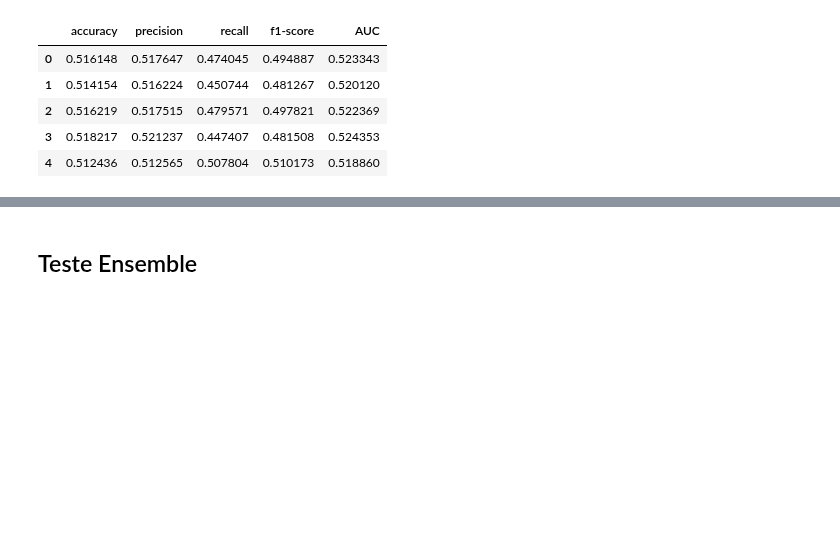
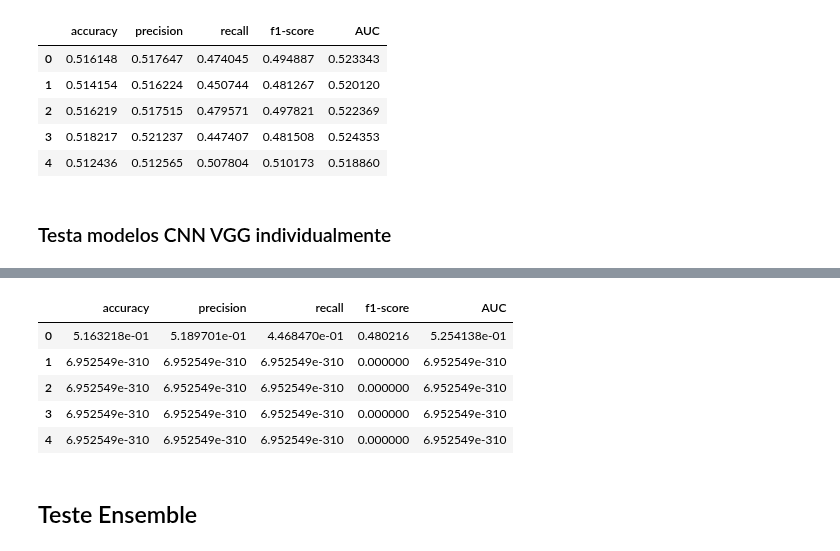
Before and after one commit to lambdavar/Artigo, a Jupyter notebook: Final.ipynb, the cells around one changed output, grey strips where cells are left out. Saved outputs shown, nothing was run; the diff lists cells and outputs as text; code cells hidden in the pictures; blank space fills up the shorter version.

Commit message:
modelo vgg

```diff
--- a/Final.ipynb
+++ b/Final.ipynb
@@ -304,0 +385,16 @@ Epoch 10/10
+# %%
+resultado_CNN = np.empty((n_modelos, 5))
+for i in range(n_modelos):
+    print("Modelo:", i)
+    model = CNN_VGG()
+    # precisa definir o checkpoint antes de começar cada CNN. Se não acaba usando um do outro
+    checkpoint = ModelCheckpoint(f"./modelos/modelo CNN VGG {i}", monitor='val_accuracy', verbose=0, save_best_only=True, mode='max')
+    # para de treinar se a acuracia de treino parar de aumentar por 3 epochs
+    es = EarlyStopping(monitor='val_accuracy', patience=4, mode="max")
+    callbacks_list = [checkpoint, es]
+
+    # treina CNN hinge
+    model.fit(train_data,  epochs=50, use_multiprocessing=True, callbacks=callbacks_list, validation_data=validation_data) #verbose=0
+    model = keras.models.load_model(f"./modelos/modelo CNN VGG {i}")
+    resultado_CNN[i] = model.evaluate(validation_data)
+    i = i + 1
@@ -389,3 +503,24 @@ modelo CNN 4
 | 2 | 0.516219 | 0.517515 | 0.479571 | 0.497821 | 0.522369 |
 | 3 | 0.518217 | 0.521237 | 0.447407 | 0.481508 | 0.524353 |
 | 4 | 0.512436 | 0.512565 | 0.507804 | 0.510173 | 0.518860 |
+# %% [markdown]
+### Testa modelos CNN VGG individualmente
+# %%
+# mostra o resultado pra cada um dos modelos treinados
+resultado_CNN = np.empty((n_modelos, 5))
+i = 0
+for i in range(n_modelos):
+    model = keras.models.load_model(f"./modelos/modelo CNN VGG {i}")
+    print(f"modelo CNN VGG {i}")
+    resultado_CNN[i] = model.evaluate(test_data)
+# transforma resultados CNN em df e tira a loss
+resultado_CNN = pd.DataFrame(resultado_CNN, columns=["loss", "accuracy", "precision", "recall", "AUC"]).drop(columns=["loss"])
+# calcula f1
+resultado_CNN["f1-score"] = 2*(resultado_CNN["precision"]*resultado_CNN["recall"])/(resultado_CNN["precision"]+resultado_CNN["recall"])
+# poe 0 nos nans
+resultado_CNN.fillna(0, inplace=True)
+# reordena as colunas
+colunas = ["accuracy", "precision", "recall", "f1-score", "AUC"]
+resultado_CNN = resultado_CNN[colunas]
+display(resultado_CNN)
+# %% [output]
@@ -392,3 +529,9 @@ modelo CNN 4
+|  | accuracy | precision | recall | f1-score | AUC |
+| 0 | 5.163218e-01 | 5.189701e-01 | 4.468470e-01 | 0.480216 | 5.254138e-01 |
+| 1 | 6.952549e-310 | 6.952549e-310 | 6.952549e-310 | 0.000000 | 6.952549e-310 |
+| 2 | 6.952549e-310 | 6.952549e-310 | 6.952549e-310 | 0.000000 | 6.952549e-310 |
+| 3 | 6.952549e-310 | 6.952549e-310 | 6.952549e-310 | 0.000000 | 6.952549e-310 |
+| 4 | 6.952549e-310 | 6.952549e-310 | 6.952549e-310 | 0.000000 | 6.952549e-310 |
 # %% [markdown]
 ## Teste Ensemble
 # %%
```
Also changed, not shown: parts of 7 cells of this notebook.
